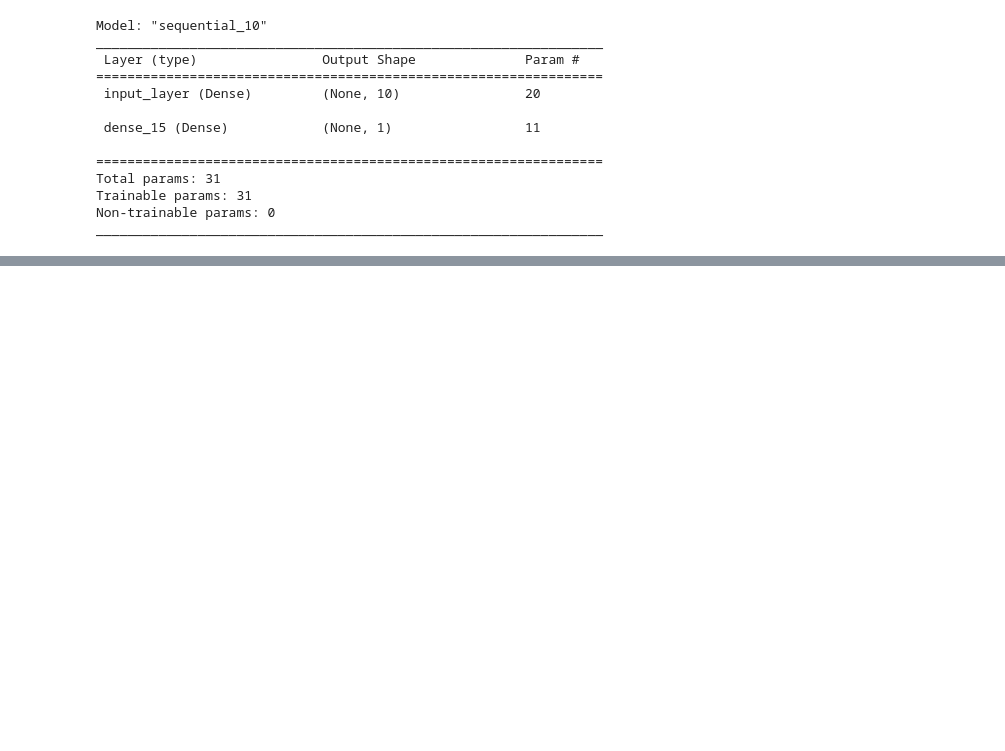
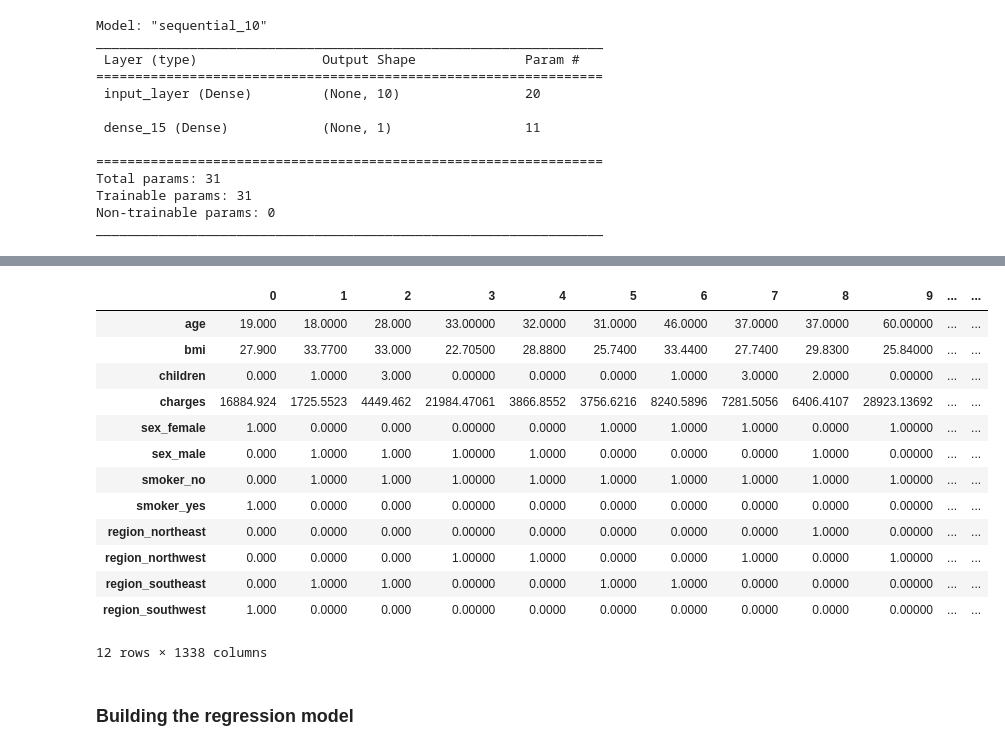
Before and after one commit to patricetg/tensorflow-deeplearning, a Jupyter notebook: 01_neural_network_regression_with_tensorflow.ipynb, the cells around one changed output, grey strips where cells are left out. Saved outputs shown, nothing was run; the diff lists cells and outputs as text; code cells hidden in the pictures; blank space fills up the shorter version.

Commit message:
Prepare dataset for a model to predict medical costs billed by health insurance

```diff
--- a/01_neural_network_regression_with_tensorflow.ipynb
+++ b/01_neural_network_regression_with_tensorflow.ipynb
@@ -1280,0 +1306,3 @@ array([[ True],
+# %%
+insurance_df = pd.read_csv("data/insurance.csv")
+insurance_df.head()
@@ -1280,0 +1341,21 @@ array([[ True],
+# %%
+# One-hot encode dataframe so that it is all numbers
+insurance_onehot_df = pd.get_dummies(insurance_df)
+insurance_onehot_df.T
+# %% [output]
+|  | 0 | 1 | 2 | 3 | 4 | 5 | 6 | 7 | 8 | 9 | ... | ... |
+| age | 19.000 | 18.0000 | 28.000 | 33.00000 | 32.0000 | 31.0000 | 46.0000 | 37.0000 | 37.0000 | 60.00000 | ... | ... |
+| bmi | 27.900 | 33.7700 | 33.000 | 22.70500 | 28.8800 | 25.7400 | 33.4400 | 27.7400 | 29.8300 | 25.84000 | ... | ... |
+| children | 0.000 | 1.0000 | 3.000 | 0.00000 | 0.0000 | 0.0000 | 1.0000 | 3.0000 | 2.0000 | 0.00000 | ... | ... |
+| charges | 16884.924 | 1725.5523 | 4449.462 | 21984.47061 | 3866.8552 | 3756.6216 | 8240.5896 | 7281.5056 | 6406.4107 | 28923.13692 | ... | ... |
+| sex_female | 1.000 | 0.0000 | 0.000 | 0.00000 | 0.0000 | 1.0000 | 1.0000 | 1.0000 | 0.0000 | 1.00000 | ... | ... |
+| sex_male | 0.000 | 1.0000 | 1.000 | 1.00000 | 1.0000 | 0.0000 | 0.0000 | 0.0000 | 1.0000 | 0.00000 | ... | ... |
+| smoker_no | 0.000 | 1.0000 | 1.000 | 1.00000 | 1.0000 | 1.0000 | 1.0000 | 1.0000 | 1.0000 | 1.00000 | ... | ... |
+| smoker_yes | 1.000 | 0.0000 | 0.000 | 0.00000 | 0.0000 | 0.0000 | 0.0000 | 0.0000 | 0.0000 | 0.00000 | ... | ... |
+| region_northeast | 0.000 | 0.0000 | 0.000 | 0.00000 | 0.0000 | 0.0000 | 0.0000 | 0.0000 | 1.0000 | 0.00000 | ... | ... |
+| region_northwest | 0.000 | 0.0000 | 0.000 | 1.00000 | 1.0000 | 0.0000 | 0.0000 | 1.0000 | 0.0000 | 1.00000 | ... | ... |
+| region_southeast | 0.000 | 1.0000 | 1.000 | 0.00000 | 0.0000 | 1.0000 | 1.0000 | 0.0000 | 0.0000 | 0.00000 | ... | ... |
+| region_southwest | 1.000 | 0.0000 | 0.000 | 0.00000 | 0.0000 | 0.0000 | 0.0000 | 0.0000 | 0.0000 | 0.00000 | ... | ... |
+12 rows × 1338 columns
+# %% [markdown]
+### Building the regression model
```
Also changed, not shown: parts of 42 cells of this notebook, 4 other files.
